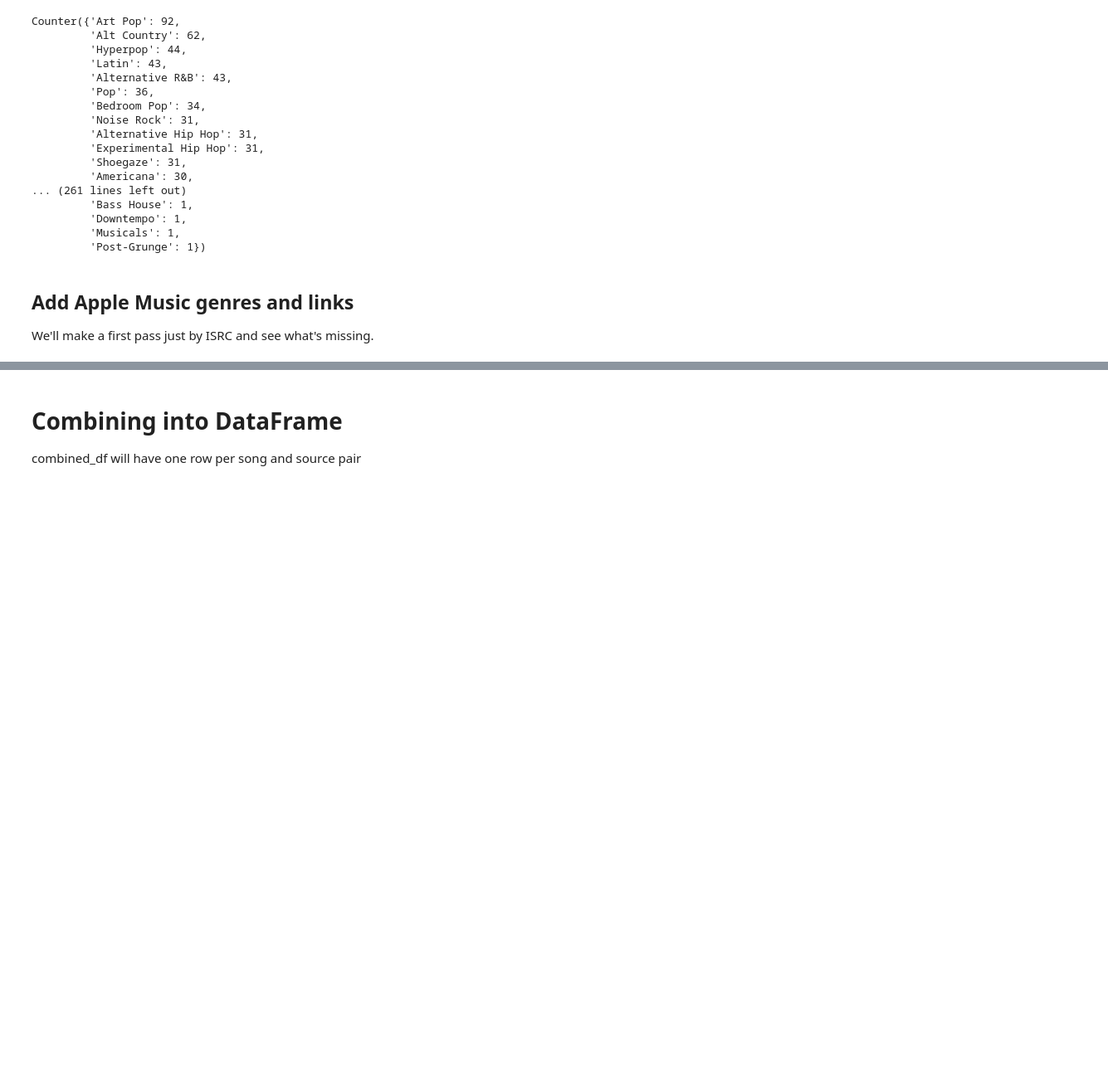
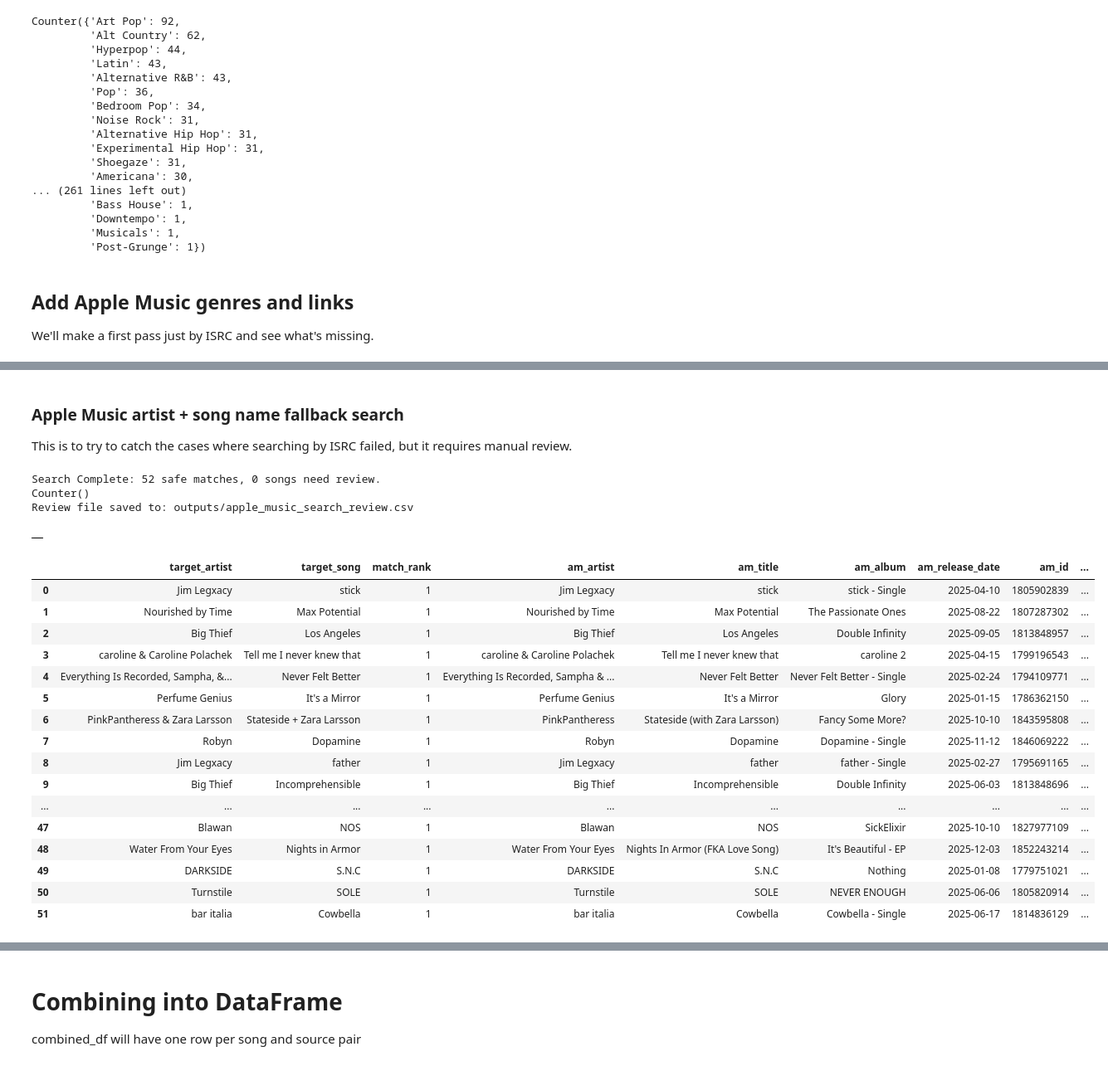
Before and after one commit to eandx1/consensus-best-songs-2025, a Jupyter notebook: python/notebooks/best_songs_merge.ipynb, the cells around one changed output, grey strips where cells are left out. Shown at 83% size. Saved outputs shown, nothing was run; the diff lists cells and outputs as text; code cells hidden in the pictures; blank space fills up the shorter version.

Commit message:
Add missing Apple Music data via name and artist name search.

```diff
--- a/python/notebooks/best_songs_merge.ipynb
+++ b/python/notebooks/best_songs_merge.ipynb
@@ -4440,0 +4472,4 @@ Bad Bunny - BAILE INoLVIDABLE: Latin https://music.apple.com/us/album/baile-inol
+# %% [markdown]
+### Apple Music artist + song name fallback search
+
+This is to try to catch the cases where searching by ISRC failed, but it requires manual review.
@@ -4440,0 +4667,25 @@ Bad Bunny - BAILE INoLVIDABLE: Latin https://music.apple.com/us/album/baile-inol
+# %%
+# 1. Run the search
+stats = Counter()
+
+safe_df, review_df = search_apple_music_with_review_output(songs_missing_apple_data.values(), apple_music_cache)
+
+print(stats)
+
+# 3. Save the review file
+output_dir = "outputs"
+if not os.path.exists(output_dir):
+    os.makedirs(output_dir)
+
+review_path = os.path.join(output_dir, "apple_music_search_review.csv")
+review_df.to_csv(review_path, index=False)
+
+print(f"Review file saved to: {review_path}")
+
+# Display the first few rows of the review list in the notebook
+review_df.head(10)
+# %% [output]
+Search Complete: 52 safe matches, 0 songs need review.
+Counter()
+Review file saved to: outputs/apple_music_search_review.csv
+|  |
@@ -4440,0 +4694,20 @@ Bad Bunny - BAILE INoLVIDABLE: Latin https://music.apple.com/us/album/baile-inol
+# %%
+safe_df
+# %% [output]
+|  | target_artist | target_song | match_rank | am_artist | am_title | am_album | am_release_date | am_id | ... |
+| 0 | Jim Legxacy | stick | 1 | Jim Legxacy | stick | stick - Single | 2025-04-10 | 1805902839 | ... |
+| 1 | Nourished by Time | Max Potential | 1 | Nourished by Time | Max Potential | The Passionate Ones | 2025-08-22 | 1807287302 | ... |
+| 2 | Big Thief | Los Angeles | 1 | Big Thief | Los Angeles | Double Infinity | 2025-09-05 | 1813848957 | ... |
+| 3 | caroline & Caroline Polachek | Tell me I never knew that | 1 | caroline & Caroline Polachek | Tell me I never knew that | caroline 2 | 2025-04-15 | 1799196543 | ... |
+| 4 | Everything Is Recorded, Sampha, &... | Never Felt Better | 1 | Everything Is Recorded, Sampha & ... | Never Felt Better | Never Felt Better - Single | 2025-02-24 | 1794109771 | ... |
+| 5 | Perfume Genius | It's a Mirror | 1 | Perfume Genius | It's a Mirror | Glory | 2025-01-15 | 1786362150 | ... |
+| 6 | PinkPantheress & Zara Larsson | Stateside + Zara Larsson | 1 | PinkPantheress | Stateside (with Zara Larsson) | Fancy Some More? | 2025-10-10 | 1843595808 | ... |
+| 7 | Robyn | Dopamine | 1 | Robyn | Dopamine | Dopamine - Single | 2025-11-12 | 1846069222 | ... |
+| 8 | Jim Legxacy | father | 1 | Jim Legxacy | father | father - Single | 2025-02-27 | 1795691165 | ... |
+| 9 | Big Thief | Incomprehensible | 1 | Big Thief | Incomprehensible | Double Infinity | 2025-06-03 | 1813848696 | ... |
+| ... | ... | ... | ... | ... | ... | ... | ... | ... | ... |
+| 47 | Blawan | NOS | 1 | Blawan | NOS | SickElixir | 2025-10-10 | 1827977109 | ... |
+| 48 | Water From Your Eyes | Nights in Armor | 1 | Water From Your Eyes | Nights In Armor (FKA Love Song) | It's Beautiful - EP | 2025-12-03 | 1852243214 | ... |
+| 49 | DARKSIDE | S.N.C | 1 | DARKSIDE | S.N.C | Nothing | 2025-01-08 | 1779751021 | ... |
+| 50 | Turnstile | SOLE | 1 | Turnstile | SOLE | NEVER ENOUGH | 2025-06-06 | 1805820914 | ... |
+| 51 | bar italia | Cowbella | 1 | bar italia | Cowbella | Cowbella - Single | 2025-06-17 | 1814836129 | ... |
```
Also changed, not shown: parts of 18 cells of this notebook, 2 other files.
